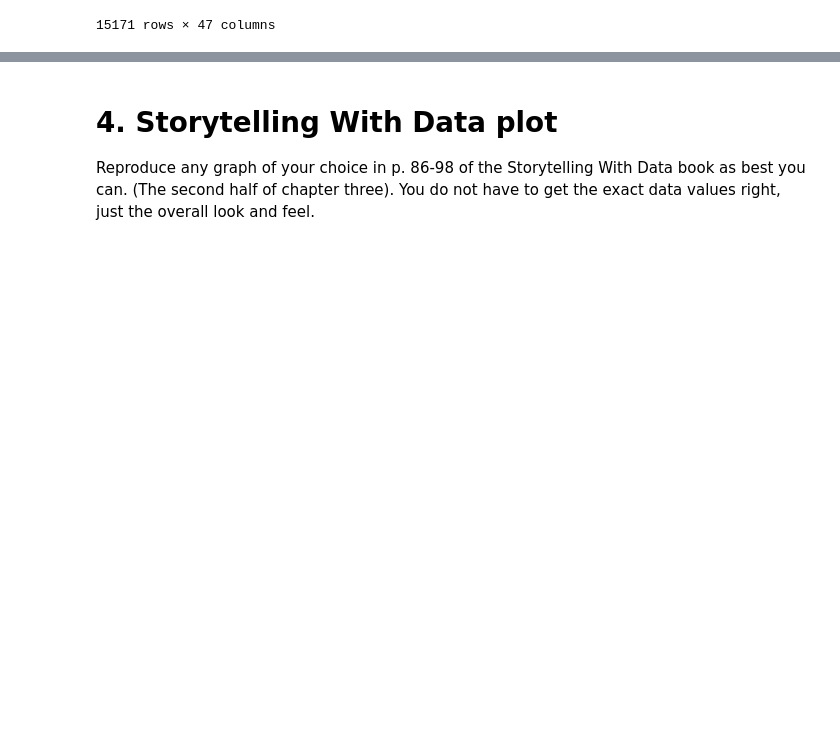
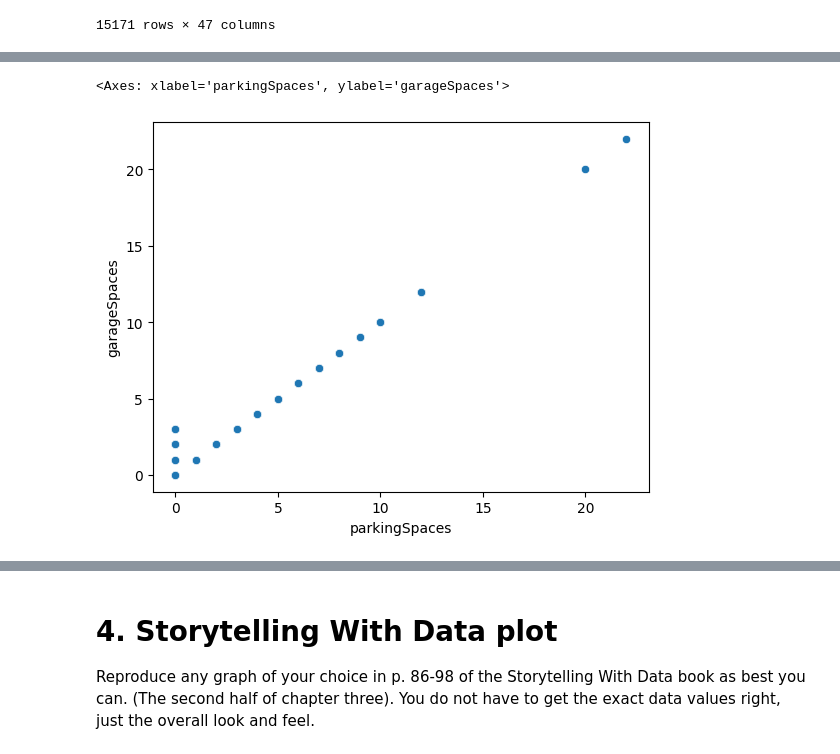
Before and after one commit to laura-mills97/OMDS-ModB2-Week6-Mills-Laura, a Jupyter notebook: Week6.ipynb, the cells around one changed output, grey strips where cells are left out. Cells and saved outputs as stored; diff of their text form; code cells hidden in the pictures; blank space fills up the shorter version.

```diff
--- a/Week6.ipynb
+++ b/Week6.ipynb
@@ -82,0 +197,5 @@ austin_data
+# %%
+sns.scatterplot(x= austin_data_numeric['parkingSpaces'], y= austin_data_numeric['garageSpaces'])
+# %% [output]
+<Axes: xlabel='parkingSpaces', ylabel='garageSpaces'>
+[figure, added]
```
Also changed, not shown: parts of 11 cells of this notebook.
